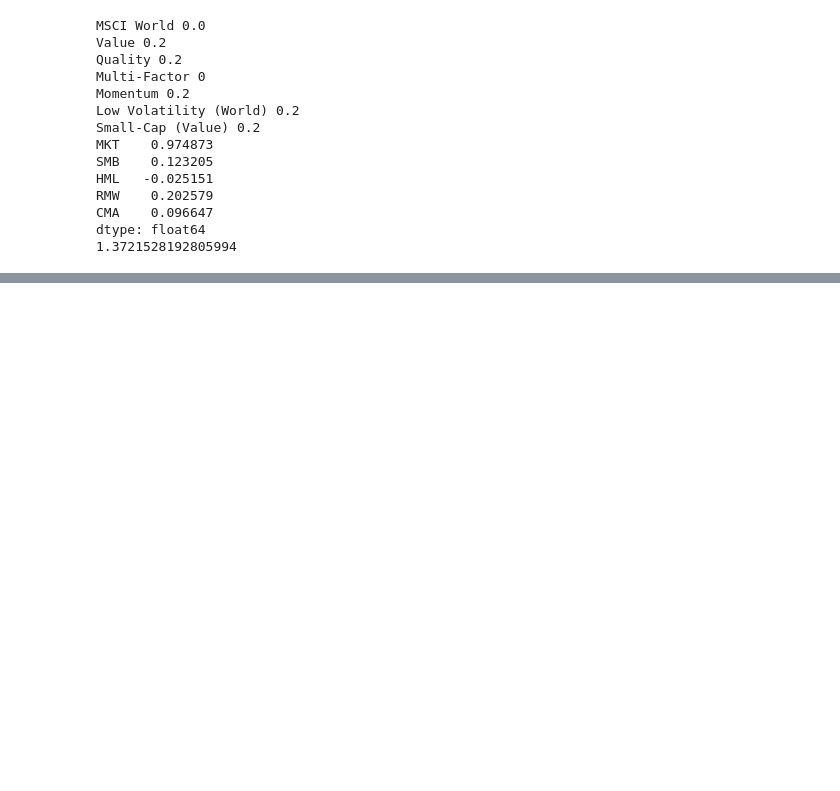
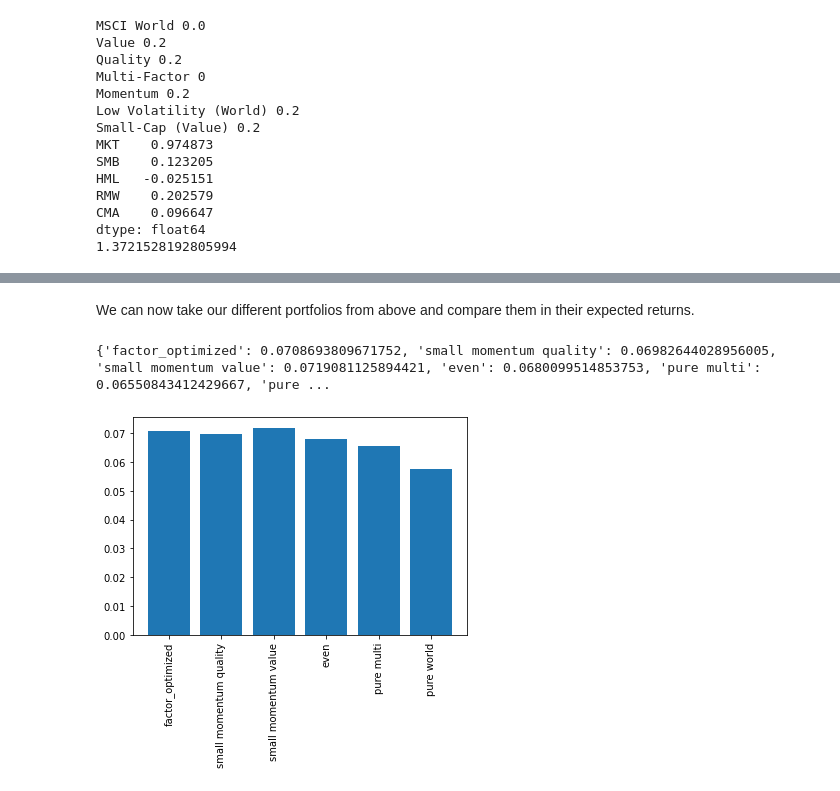
Before and after one commit to MartinLiebig/factornessy, a Jupyter notebook: FF5-Factor analysis.ipynb, the cells around one changed output, grey strips where cells are left out. Saved outputs shown, nothing was run; the diff lists cells and outputs as text; code cells hidden in the pictures; blank space fills up the shorter version.

Commit message:
adding a first version of excess_return calculation

```diff
--- a/FF5-Factor analysis.ipynb
+++ b/FF5-Factor analysis.ipynb
@@ -75,13 +75,12 @@ Lets now calculate the factors for each of our indicies. The idea is, that the c
 The original Fama French paper knew a,b,c,d and e for a given portfolio (those are metrics like P/E), and deterimed the influence factors.
 We do it the other way around. We know the influence factors from the paper and want to determine the 'sizeness' of an index (so we determine a,b,c,d,e).
 # %%
-factor_estimator = FactorEstimator()
 factors = {}
 fit_results = {}
 for key in index_codes.keys():
     code = index_codes[key]["code"]
     print("calculating for ",code)
-    fitted_factors, results, data = factor_estimator.estimate(code,start_date=start_date,region=index_codes[key]["region"])
+    fitted_factors, results, data = estimate(code,start_date=start_date,region=index_codes[key]["region"])
     factors[key] = fitted_factors
     fit_results[key] = results
 # %% [output]
@@ -194,6 +193,13 @@ for alloc, name in zip(alpha_multi_factor,factor_matrix.columns):
     print(name, alloc )
 print(pure_multi)
 print("Total Factorness: ", pure_multi.sum())
+
+alpha_world = [1.0,0.0,0.0,0,0.0,0,0.0]
+alpha_world_factors = factorness(alpha_world)
+for alloc, name in zip(alpha_multi_factor,factor_matrix.columns):
+    print(name, alloc )
+print(alpha_world_factors)
+print("Total Factorness: ", alpha_world_factors.sum())
 # %% [output]
 MSCI World 0.0
 Value 0.0
@@ -337,0 +359,26 @@ From those options especially the Value- Momentum -Small Cap Value one seems to
+# %%
+from factor_estimator import *
+average_factors = get_average_factors("Developed")*252
+
+def excess_returns(alpha):
+    factors = factorness(alpha)
+    returns = average_factors.dot(factors)
+    return returns
+# %% [markdown]
+We can now take our different portfolios from above and compare them in their expected returns.
+# %%
+return_dict = {}
+return_dict["factor_optimized"] = excess_returns(sol.x).iloc[0]
+return_dict["small momentum quality"] = excess_returns(small_momentum_quality_alpha).iloc[0]
+return_dict["small momentum value"] = excess_returns(small_momentum_value_alpha).iloc[0]
+return_dict["even"] = excess_returns(even_alpha).iloc[0]
+return_dict["pure multi"] = excess_returns(alpha_multi_factor).iloc[0]
+return_dict["pure world"] = excess_returns(alpha_world).iloc[0]
+print(return_dict)
+
+plt.bar(return_dict.keys(), return_dict.values())
+plt.xticks(rotation = 90)
+plt.show()
+# %% [output]
+{'factor_optimized': 0.0708693809671752, 'small momentum quality': 0.06982644028956005, 'small momentum value': 0.0719081125894421, 'even': 0.0680099514853753, 'pure multi': 0.06550843412429667, 'pure ...
+[figure, added]
```
Also changed, not shown: parts of 6 cells of this notebook, 2 other files.
